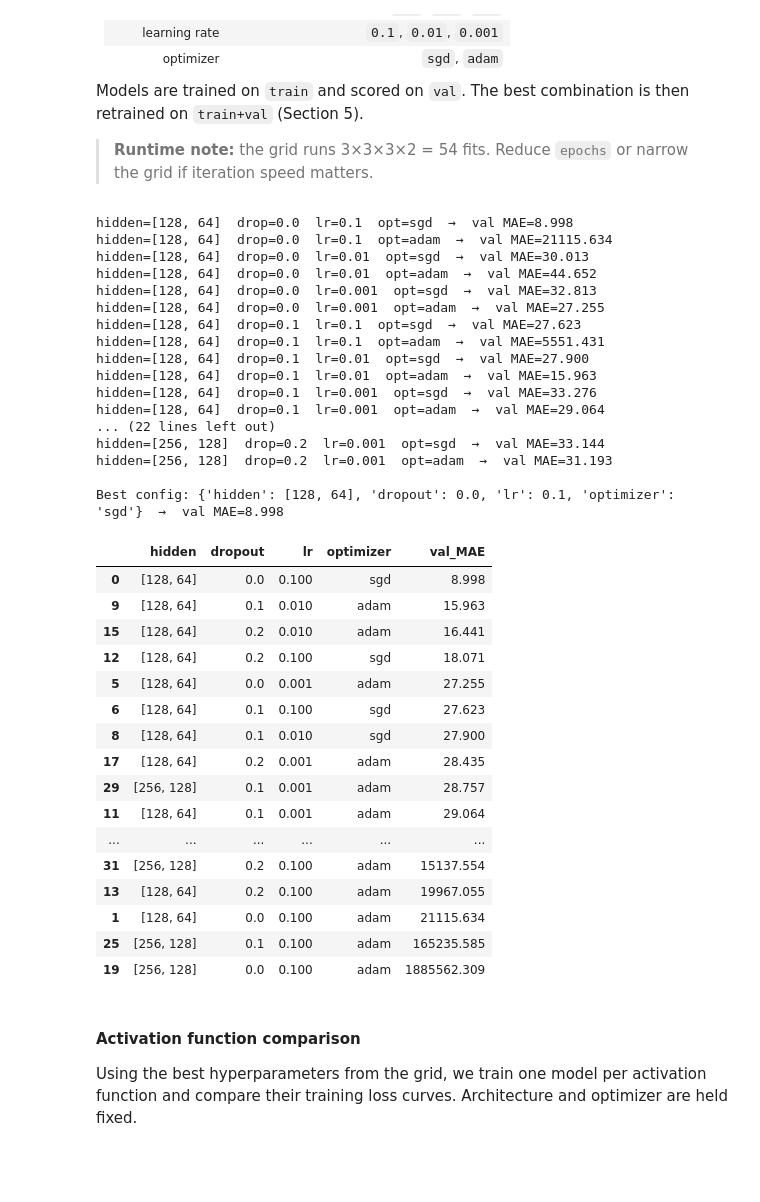
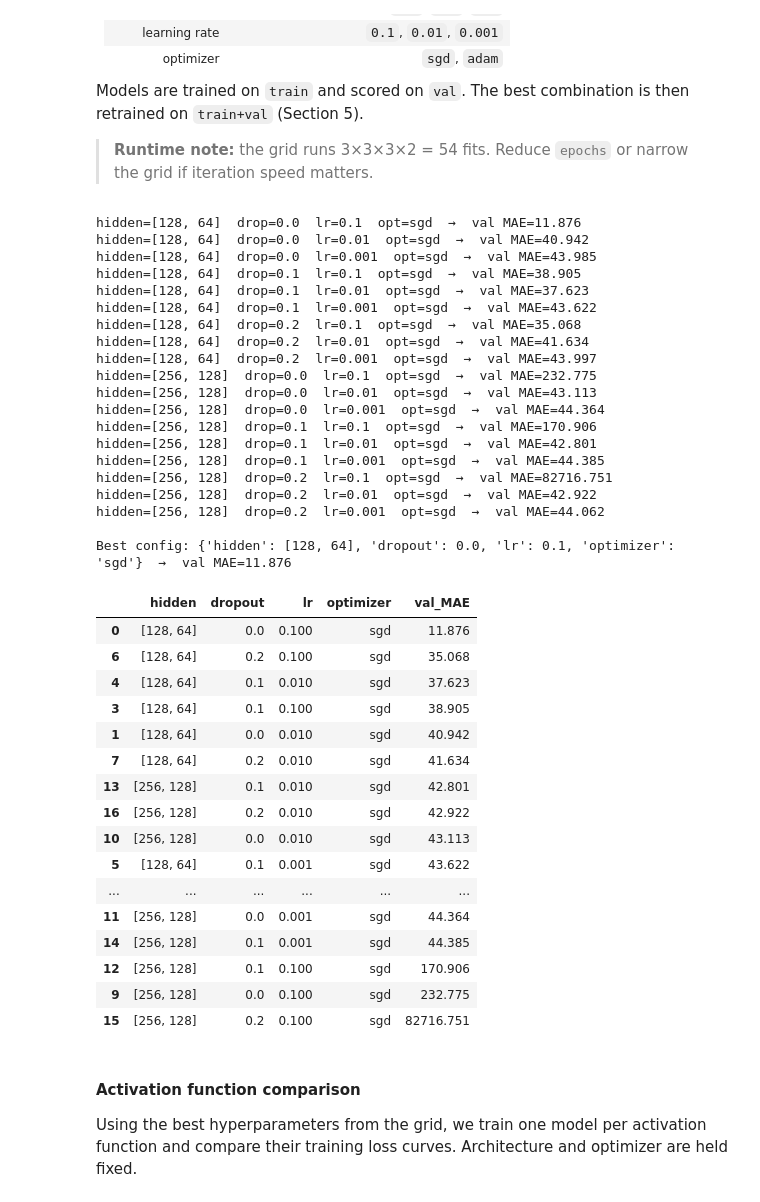
Before and after one commit to timoerc/AAA26-Chicago-Mobility, a Jupyter notebook: notebooks/05b_nn.ipynb, the cells around one changed output. Cells and saved outputs as stored; diff of their text form; code cells hidden in the pictures; blank space fills up the shorter version.

```diff
--- a/notebooks/05b_nn.ipynb
+++ b/notebooks/05b_nn.ipynb
@@ -167,71 +170,75 @@ retrained on `train+val` (Section 5).
 # %%
 # ── Hyperparameter grid ────────────────────────────────────────────────────────
 HIDDEN_CONFIGS = [[128, 64], [256, 128]]
-# Potential Add for sophisticated training [256, 128, 64], [512, 256, 128]
+# Potential Add for sophisticated training [64, 64, 64, 64], [512, 256, 128]
 DROPOUTS       = [0.0, 0.1, 0.2]
-LRS            = [0.1, 0.01, 0.001]
-OPTIMIZERS     = ['sgd', 'adam']
+LRS            = [0.1, 0.01, 0.001] # 0,0001
+OPTIMIZERS     = ['sgd']
+# ', 'adam'
 # ──────────────────────────────────────────────────────────────────────────────
 
 best_val_mae, best_config = np.inf, None
 grid_results = []
 
 es = keras.callbacks.EarlyStopping(monitor='val_loss', patience=12, restore_best_weights=True)
 
 for hidden, drop, lr, opt in product(HIDDEN_CONFIGS, DROPOUTS, LRS, OPTIMIZERS):
     m = build_model(hidden, dropout=drop, lr=lr, optimizer=opt)
     m.fit(
         X_train_s, y_train.values,
         validation_data=(X_val_s, y_val.values),
-        epochs=100, batch_size=1024,
+        epochs=100, batch_size=1024, #265
         callbacks=[es], verbose=0,
     )
     pred = np.expm1(m.predict(X_val_s, verbose=0).squeeze())
     val_mae = mean_absolute_error(np.expm1(y_val.values), pred)
     grid_results.append({'hidden': hidden, 'dropout': drop, 'lr': lr,
                          'optimizer': opt, 'val_MAE': round(val_mae, 3)})
     print(f"hidden={hidden}  drop={drop}  lr={lr}  opt={opt}  →  val MAE={val_mae:.3f}")
     if val_mae < best_val_mae:
         best_val_mae, best_config = val_mae, {'hidden': hidden, 'dropout': drop, 'lr': lr, 'optimizer': opt}
 
 grid_df = pd.DataFrame(grid_results).sort_values('val_MAE')
 print(f"\nBest config: {best_config}  →  val MAE={best_val_mae:.3f}")
 grid_df
 # %% [output]
-hidden=[128, 64]  drop=0.0  lr=0.1  opt=sgd  →  val MAE=8.998
-hidden=[128, 64]  drop=0.0  lr=0.1  opt=adam  →  val MAE=21115.634
-hidden=[128, 64]  drop=0.0  lr=0.01  opt=sgd  →  val MAE=30.013
-hidden=[128, 64]  drop=0.0  lr=0.01  opt=adam  →  val MAE=44.652
-hidden=[128, 64]  drop=0.0  lr=0.001  opt=sgd  →  val MAE=32.813
-hidden=[128, 64]  drop=0.0  lr=0.001  opt=adam  →  val MAE=27.255
-hidden=[128, 64]  drop=0.1  lr=0.1  opt=sgd  →  val MAE=27.623
-hidden=[128, 64]  drop=0.1  lr=0.1  opt=adam  →  val MAE=5551.431
-hidden=[128, 64]  drop=0.1  lr=0.01  opt=sgd  →  val MAE=27.900
-hidden=[128, 64]  drop=0.1  lr=0.01  opt=adam  →  val MAE=15.963
-hidden=[128, 64]  drop=0.1  lr=0.001  opt=sgd  →  val MAE=33.276
-hidden=[128, 64]  drop=0.1  lr=0.001  opt=adam  →  val MAE=29.064
-... (22 lines left out)
-hidden=[256, 128]  drop=0.2  lr=0.001  opt=sgd  →  val MAE=33.144
-hidden=[256, 128]  drop=0.2  lr=0.001  opt=adam  →  val MAE=31.193
+hidden=[128, 64]  drop=0.0  lr=0.1  opt=sgd  →  val MAE=11.876
+hidden=[128, 64]  drop=0.0  lr=0.01  opt=sgd  →  val MAE=40.942
+hidden=[128, 64]  drop=0.0  lr=0.001  opt=sgd  →  val MAE=43.985
+hidden=[128, 64]  drop=0.1  lr=0.1  opt=sgd  →  val MAE=38.905
+hidden=[128, 64]  drop=0.1  lr=0.01  opt=sgd  →  val MAE=37.623
+hidden=[128, 64]  drop=0.1  lr=0.001  opt=sgd  →  val MAE=43.622
+hidden=[128, 64]  drop=0.2  lr=0.1  opt=sgd  →  val MAE=35.068
+hidden=[128, 64]  drop=0.2  lr=0.01  opt=sgd  →  val MAE=41.634
+hidden=[128, 64]  drop=0.2  lr=0.001  opt=sgd  →  val MAE=43.997
+hidden=[256, 128]  drop=0.0  lr=0.1  opt=sgd  →  val MAE=232.775
+hidden=[256, 128]  drop=0.0  lr=0.01  opt=sgd  →  val MAE=43.113
+hidden=[256, 128]  drop=0.0  lr=0.001  opt=sgd  →  val MAE=44.364
+hidden=[256, 128]  drop=0.1  lr=0.1  opt=sgd  →  val MAE=170.906
+hidden=[256, 128]  drop=0.1  lr=0.01  opt=sgd  →  val MAE=42.801
+hidden=[256, 128]  drop=0.1  lr=0.001  opt=sgd  →  val MAE=44.385
+hidden=[256, 128]  drop=0.2  lr=0.1  opt=sgd  →  val MAE=82716.751
+hidden=[256, 128]  drop=0.2  lr=0.01  opt=sgd  →  val MAE=42.922
+hidden=[256, 128]  drop=0.2  lr=0.001  opt=sgd  →  val MAE=44.062
 
-Best config: {'hidden': [128, 64], 'dropout': 0.0, 'lr': 0.1, 'optimizer': 'sgd'}  →  val MAE=8.998
+Best config: {'hidden': [128, 64], 'dropout': 0.0, 'lr': 0.1, 'optimizer': 'sgd'}  →  val MAE=11.876
 |  | hidden | dropout | lr | optimizer | val_MAE |
-| 0 | [128, 64] | 0.0 | 0.100 | sgd | 8.998 |
-| 9 | [128, 64] | 0.1 | 0.010 | adam | 15.963 |
-| 15 | [128, 64] | 0.2 | 0.010 | adam | 16.441 |
-| 12 | [128, 64] | 0.2 | 0.100 | sgd | 18.071 |
-| 5 | [128, 64] | 0.0 | 0.001 | adam | 27.255 |
-| 6 | [128, 64] | 0.1 | 0.100 | sgd | 27.623 |
-| 8 | [128, 64] | 0.1 | 0.010 | sgd | 27.900 |
-| 17 | [128, 64] | 0.2 | 0.001 | adam | 28.435 |
-| 29 | [256, 128] | 0.1 | 0.001 | adam | 28.757 |
-| 11 | [128, 64] | 0.1 | 0.001 | adam | 29.064 |
+| 0 | [128, 64] | 0.0 | 0.100 | sgd | 11.876 |
+| 6 | [128, 64] | 0.2 | 0.100 | sgd | 35.068 |
+| 4 | [128, 64] | 0.1 | 0.010 | sgd | 37.623 |
+| 3 | [128, 64] | 0.1 | 0.100 | sgd | 38.905 |
+| 1 | [128, 64] | 0.0 | 0.010 | sgd | 40.942 |
+| 7 | [128, 64] | 0.2 | 0.010 | sgd | 41.634 |
+| 13 | [256, 128] | 0.1 | 0.010 | sgd | 42.801 |
+| 16 | [256, 128] | 0.2 | 0.010 | sgd | 42.922 |
+| 10 | [256, 128] | 0.0 | 0.010 | sgd | 43.113 |
+| 5 | [128, 64] | 0.1 | 0.001 | sgd | 43.622 |
 | ... | ... | ... | ... | ... | ... |
-| 31 | [256, 128] | 0.2 | 0.100 | adam | 15137.554 |
-| 13 | [128, 64] | 0.2 | 0.100 | adam | 19967.055 |
-| 1 | [128, 64] | 0.0 | 0.100 | adam | 21115.634 |
-| 25 | [256, 128] | 0.1 | 0.100 | adam | 165235.585 |
-| 19 | [256, 128] | 0.0 | 0.100 | adam | 1885562.309 |
+| 11 | [256, 128] | 0.0 | 0.001 | sgd | 44.364 |
+| 14 | [256, 128] | 0.1 | 0.001 | sgd | 44.385 |
+| 12 | [256, 128] | 0.1 | 0.100 | sgd | 170.906 |
+| 9 | [256, 128] | 0.0 | 0.100 | sgd | 232.775 |
+| 15 | [256, 128] | 0.2 | 0.100 | sgd | 82716.751 |
 # %% [markdown]
 #### Activation function comparison
 
```
Also changed, not shown: parts of 13 cells of this notebook.
